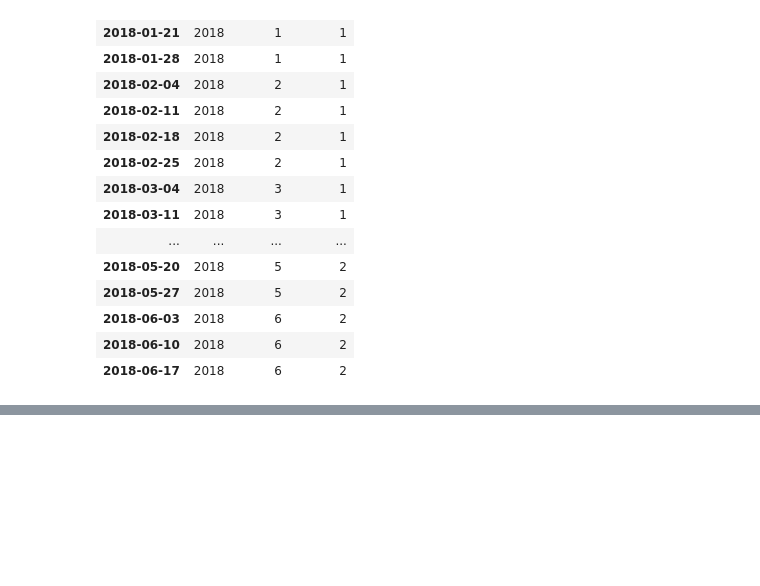
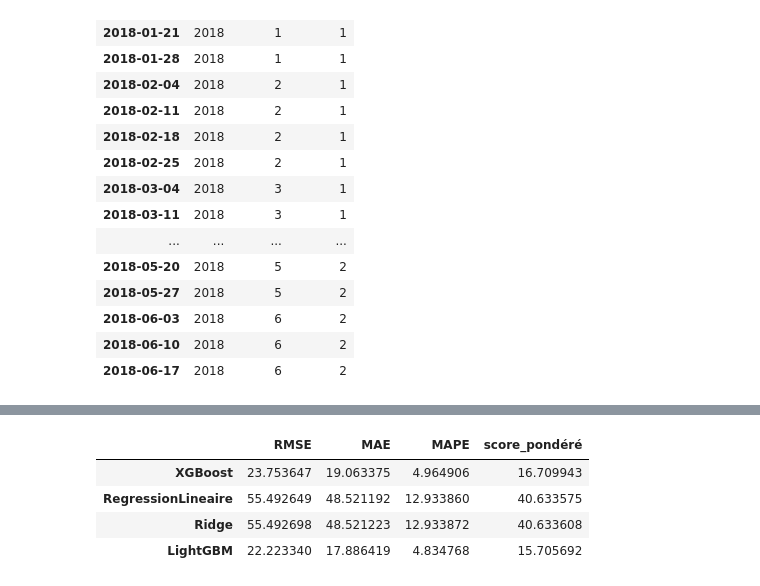
Before and after one commit to AinaRazafinjato/data-science-predistock, a Jupyter notebook: notebook/skforecast/Prevision multivarie dependante.ipynb, the cells around one changed output, grey strips where cells are left out. Cells and saved outputs as stored; diff of their text form; code cells hidden in the pictures; blank space fills up the shorter version.

```diff
--- a/notebook/skforecast/Prevision multivarie dependante.ipynb
+++ b/notebook/skforecast/Prevision multivarie dependante.ipynb
@@ -441,0 +458,8 @@ predictions[predictions["level"]=="1-1"]
+# %%
+performance_df
+# %% [output]
+|  | RMSE | MAE | MAPE | score_pondéré |
+| XGBoost | 23.753647 | 19.063375 | 4.964906 | 16.709943 |
+| RegressionLineaire | 55.492649 | 48.521192 | 12.933860 | 40.633575 |
+| Ridge | 55.492698 | 48.521223 | 12.933872 | 40.633608 |
+| LightGBM | 22.223340 | 17.886419 | 4.834768 | 15.705692 |
```
Also changed, not shown: parts of 6 cells of this notebook.
